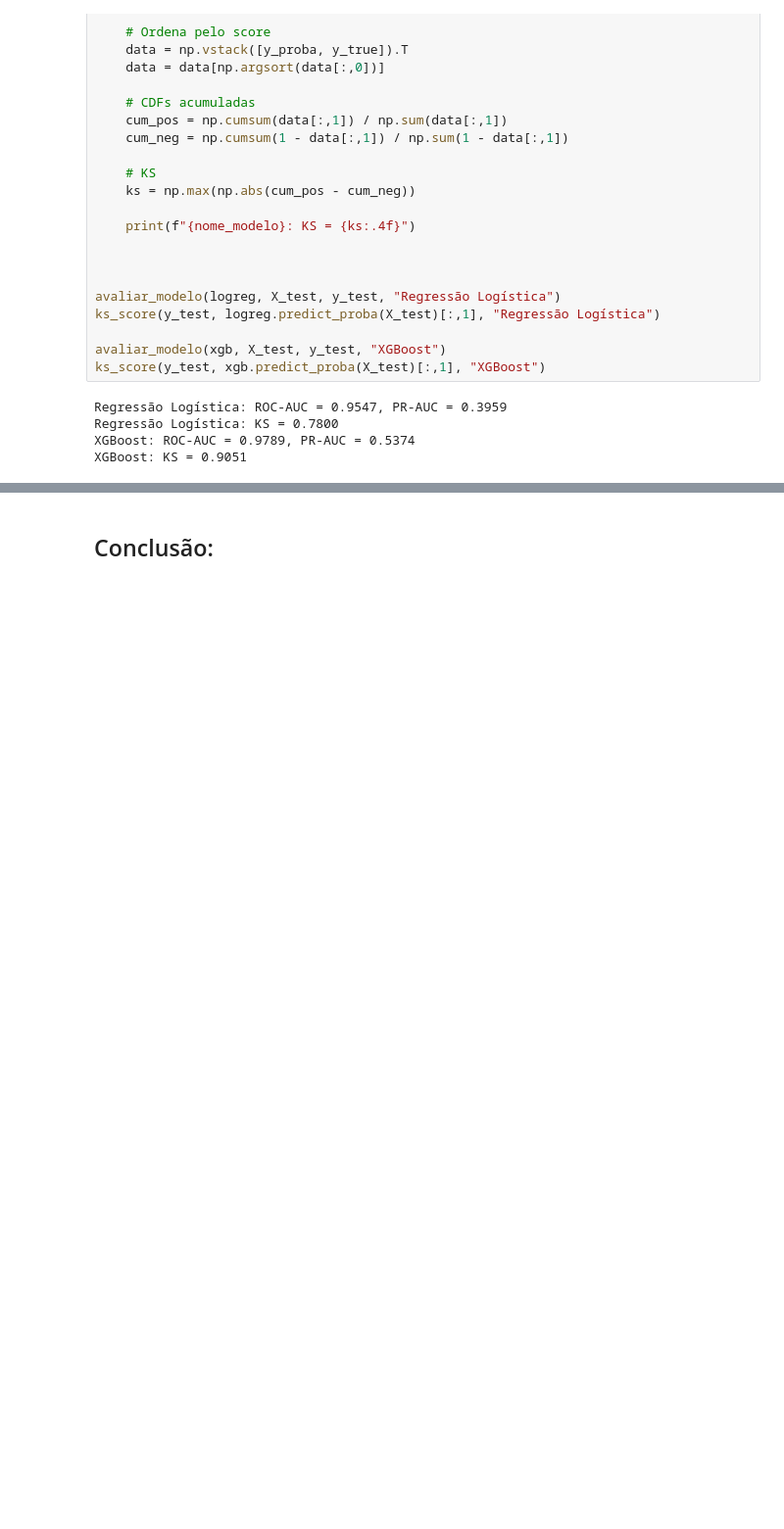
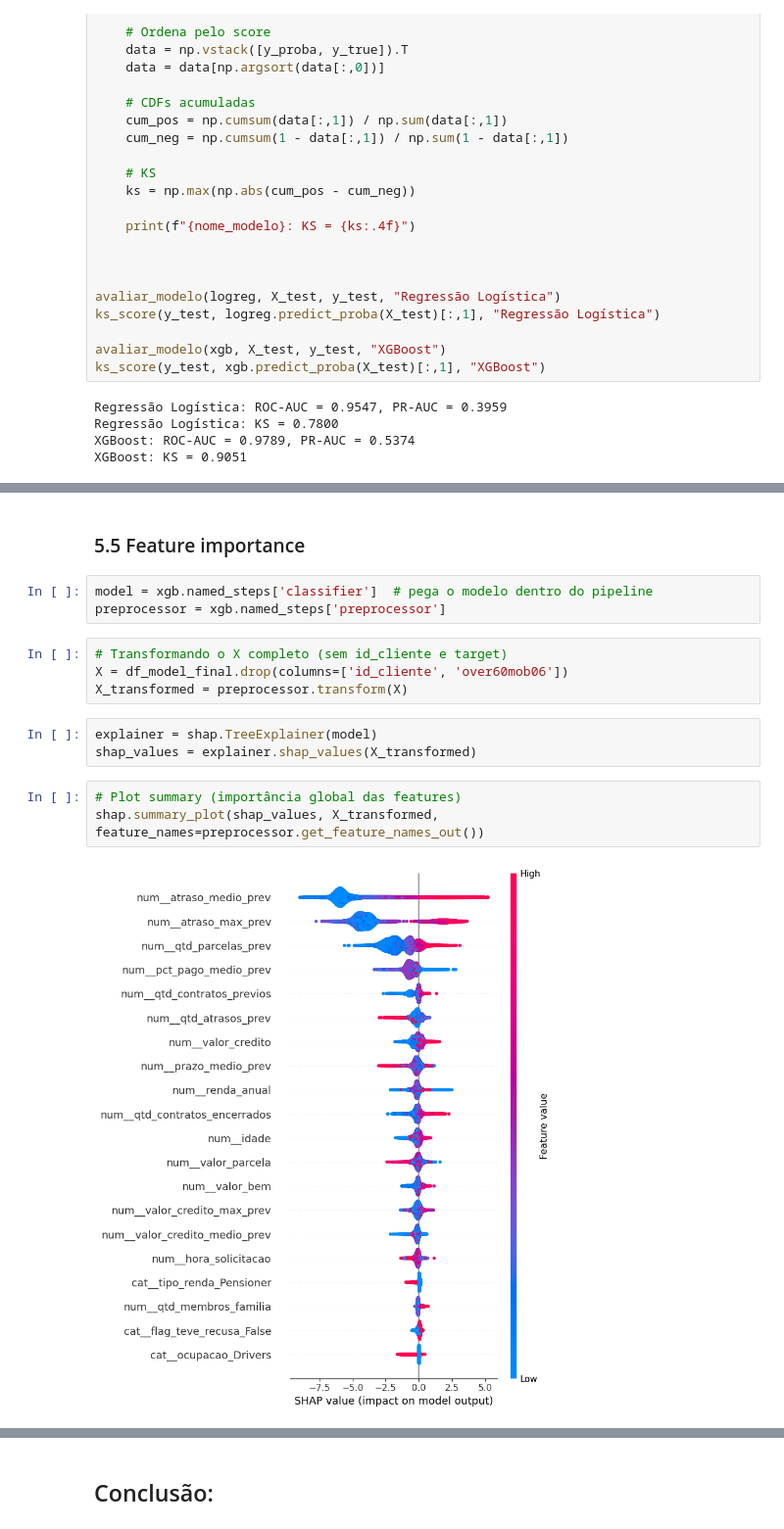
Before and after one commit to Passaret/Case-credito, a Jupyter notebook: case.ipynb, the cells around one changed output, grey strips where cells are left out. Shown at 98% size. Drawn from its saved outputs; the diff is of its cells as text; blank space fills up the shorter version.

Commit message:
feat:finalizou

```diff
--- a/case.ipynb
+++ b/case.ipynb
@@ -1096,0 +1096,17 @@ XGBoost (0.9051) separa ainda melhor os clientes de risco, indicando que é o mo
+# %% [markdown]
+### 5.5 Feature importance
+# %%
+model = xgb.named_steps['classifier']  # pega o modelo dentro do pipeline
+preprocessor = xgb.named_steps['preprocessor']
+# %%
+# Transformando o X completo (sem id_cliente e target)
+X = df_model_final.drop(columns=['id_cliente', 'over60mob06'])
+X_transformed = preprocessor.transform(X)
+# %%
+explainer = shap.TreeExplainer(model)
+shap_values = explainer.shap_values(X_transformed)
+# %%
+# Plot summary (importância global das features)
+shap.summary_plot(shap_values, X_transformed, feature_names=preprocessor.get_feature_names_out())
+# %% [output]
+[figure, added]
```
Also changed, not shown: parts of 8 cells of this notebook, 2 other files.
